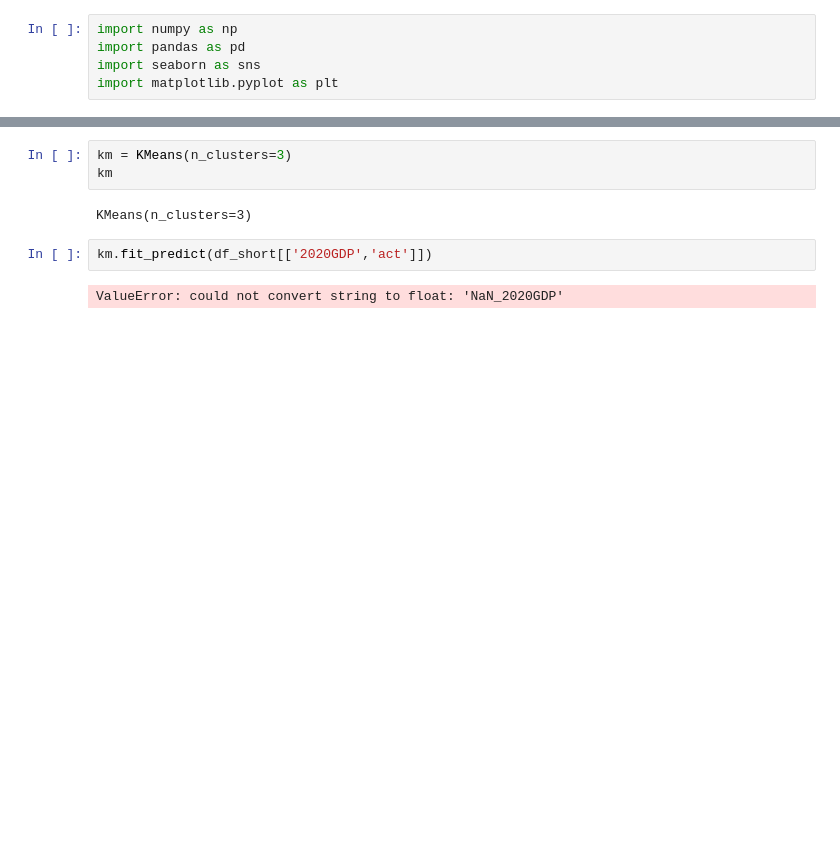
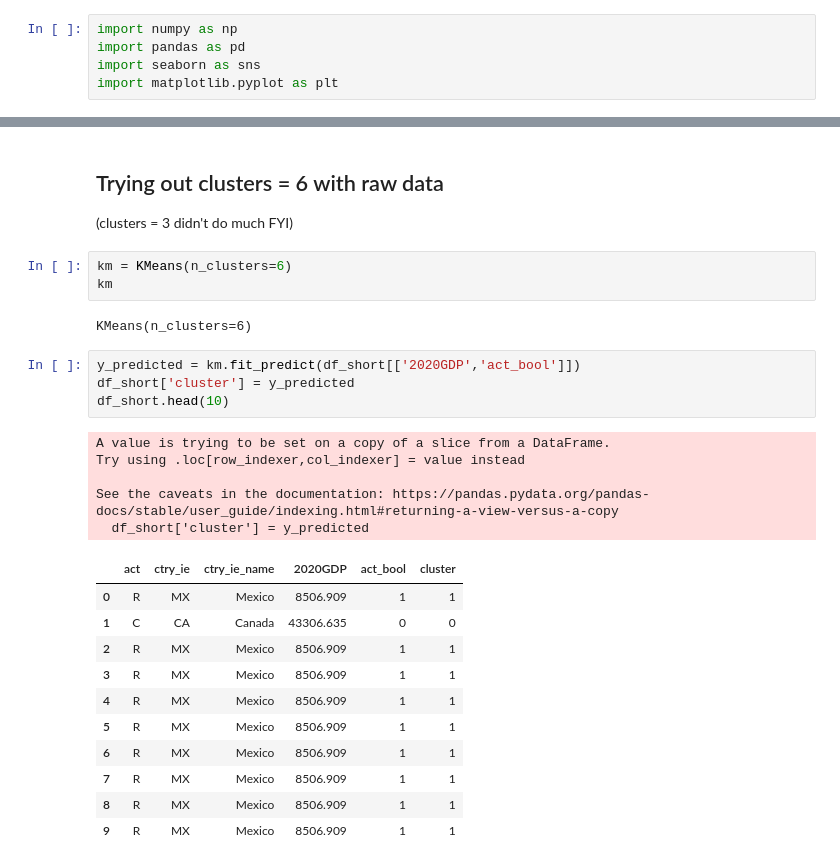
Before and after one commit to YinterestingProjects/milestone_2, a Jupyter notebook: modeling/clustering.ipynb, the cells around one changed output, grey strips where cells are left out. Saved outputs shown, nothing was run; the diff lists cells and outputs as text; blank space fills up the shorter version.

```diff
--- a/modeling/clustering.ipynb
+++ b/modeling/clustering.ipynb
@@ -48,10 +77,30 @@ R      28707
 Name: act, dtype: int64
+# %% [markdown]
+## Trying out clusters = 6 with raw data
+(clusters = 3 didn't do much FYI)
 # %%
-km = KMeans(n_clusters=3)
+km = KMeans(n_clusters=6)
 km
 # %% [output]
-KMeans(n_clusters=3)
+KMeans(n_clusters=6)
 # %%
-km.fit_predict(df_short[['2020GDP','act']])
+y_predicted = km.fit_predict(df_short[['2020GDP','act_bool']])
+df_short['cluster'] = y_predicted
+df_short.head(10)
 # %% [output]
-ValueError: could not convert string to float: 'NaN_2020GDP'
+A value is trying to be set on a copy of a slice from a DataFrame.
+Try using .loc[row_indexer,col_indexer] = value instead
+
+See the caveats in the documentation: https://pandas.pydata.org/pandas-docs/stable/user_guide/indexing.html#returning-a-view-versus-a-copy
+  df_short['cluster'] = y_predicted
+|  | act | ctry_ie | ctry_ie_name | 2020GDP | act_bool | cluster |
+| 0 | R | MX | Mexico | 8506.909 | 1 | 1 |
+| 1 | C | CA | Canada | 43306.635 | 0 | 0 |
+| 2 | R | MX | Mexico | 8506.909 | 1 | 1 |
+| 3 | R | MX | Mexico | 8506.909 | 1 | 1 |
+| 4 | R | MX | Mexico | 8506.909 | 1 | 1 |
+| 5 | R | MX | Mexico | 8506.909 | 1 | 1 |
+| 6 | R | MX | Mexico | 8506.909 | 1 | 1 |
+| 7 | R | MX | Mexico | 8506.909 | 1 | 1 |
+| 8 | R | MX | Mexico | 8506.909 | 1 | 1 |
+| 9 | R | MX | Mexico | 8506.909 | 1 | 1 |
```
Also changed, not shown: parts of 19 cells of this notebook.
